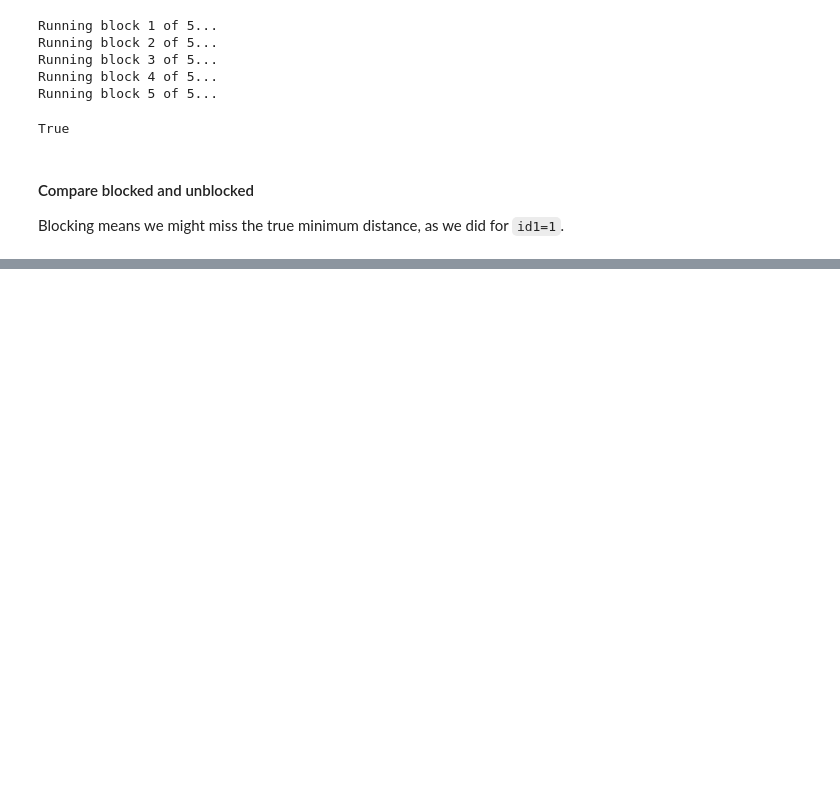
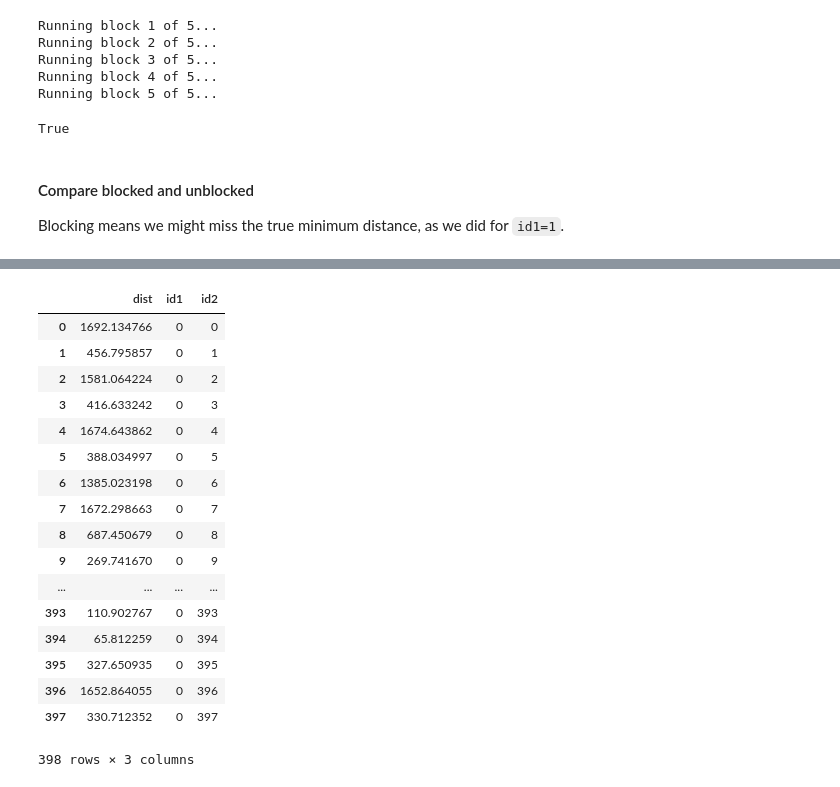
Before and after one commit to PolicyEngine/synthimpute, a Jupyter notebook: examples/nearest_record.ipynb, the cells around one changed output, grey strips where cells are left out. Cells and saved outputs as stored; diff of their text form; code cells hidden in the pictures; blank space fills up the shorter version.

```diff
--- a/examples/nearest_record.ipynb
+++ b/examples/nearest_record.ipynb
@@ -95,0 +156,21 @@ comp.head()
+# %%
+cdist_long(XA.iloc[[0]], XB)
+# %% [output]
+|  | dist | id1 | id2 |
+| 0 | 1692.134766 | 0 | 0 |
+| 1 | 456.795857 | 0 | 1 |
+| 2 | 1581.064224 | 0 | 2 |
+| 3 | 416.633242 | 0 | 3 |
+| 4 | 1674.643862 | 0 | 4 |
+| 5 | 388.034997 | 0 | 5 |
+| 6 | 1385.023198 | 0 | 6 |
+| 7 | 1672.298663 | 0 | 7 |
+| 8 | 687.450679 | 0 | 8 |
+| 9 | 269.741670 | 0 | 9 |
+| ... | ... | ... | ... |
+| 393 | 110.902767 | 0 | 393 |
+| 394 | 65.812259 | 0 | 394 |
+| 395 | 327.650935 | 0 | 395 |
+| 396 | 1652.864055 | 0 | 396 |
+| 397 | 330.712352 | 0 | 397 |
+398 rows × 3 columns
```
Also changed, not shown: parts of 18 cells of this notebook, 1 other file.
